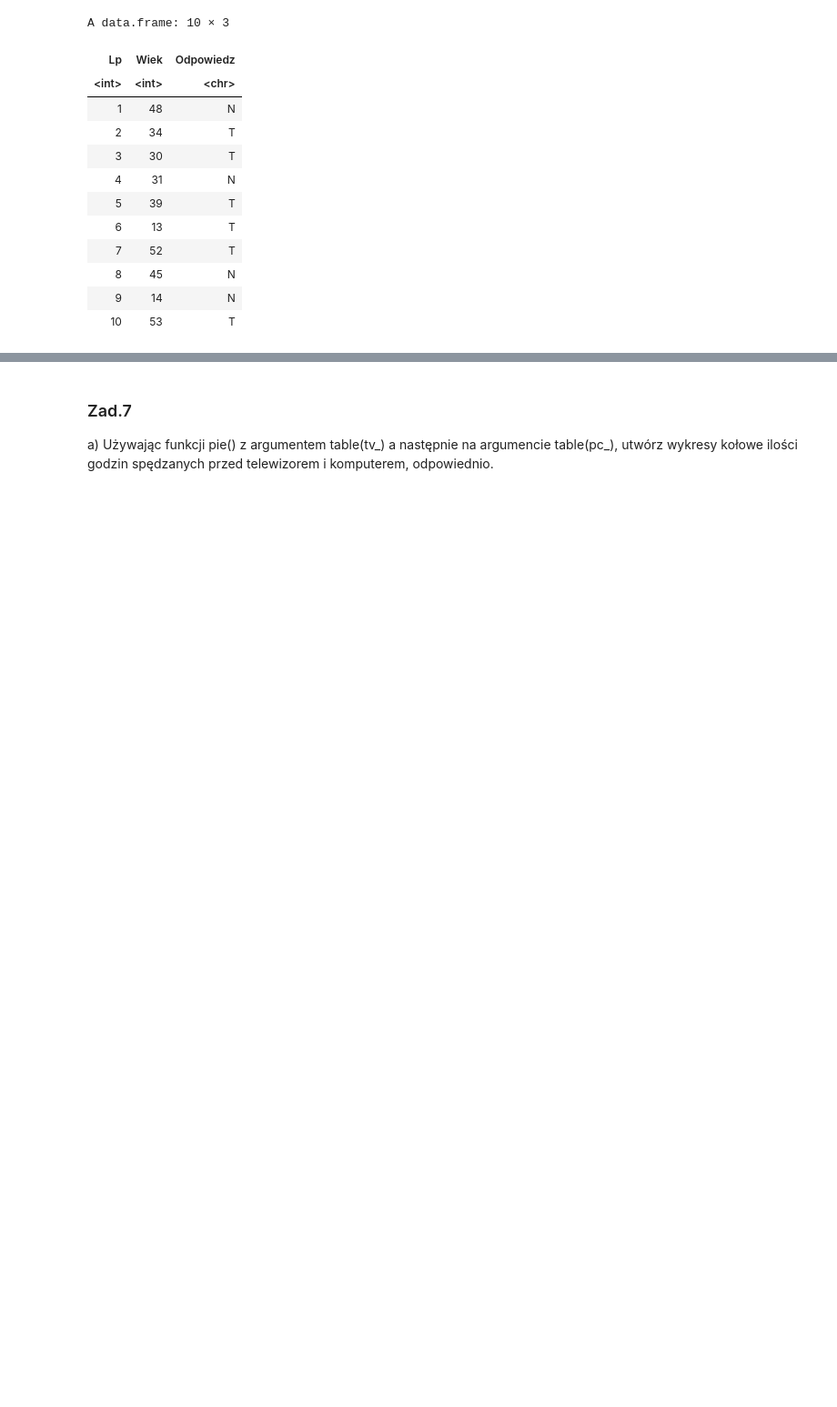
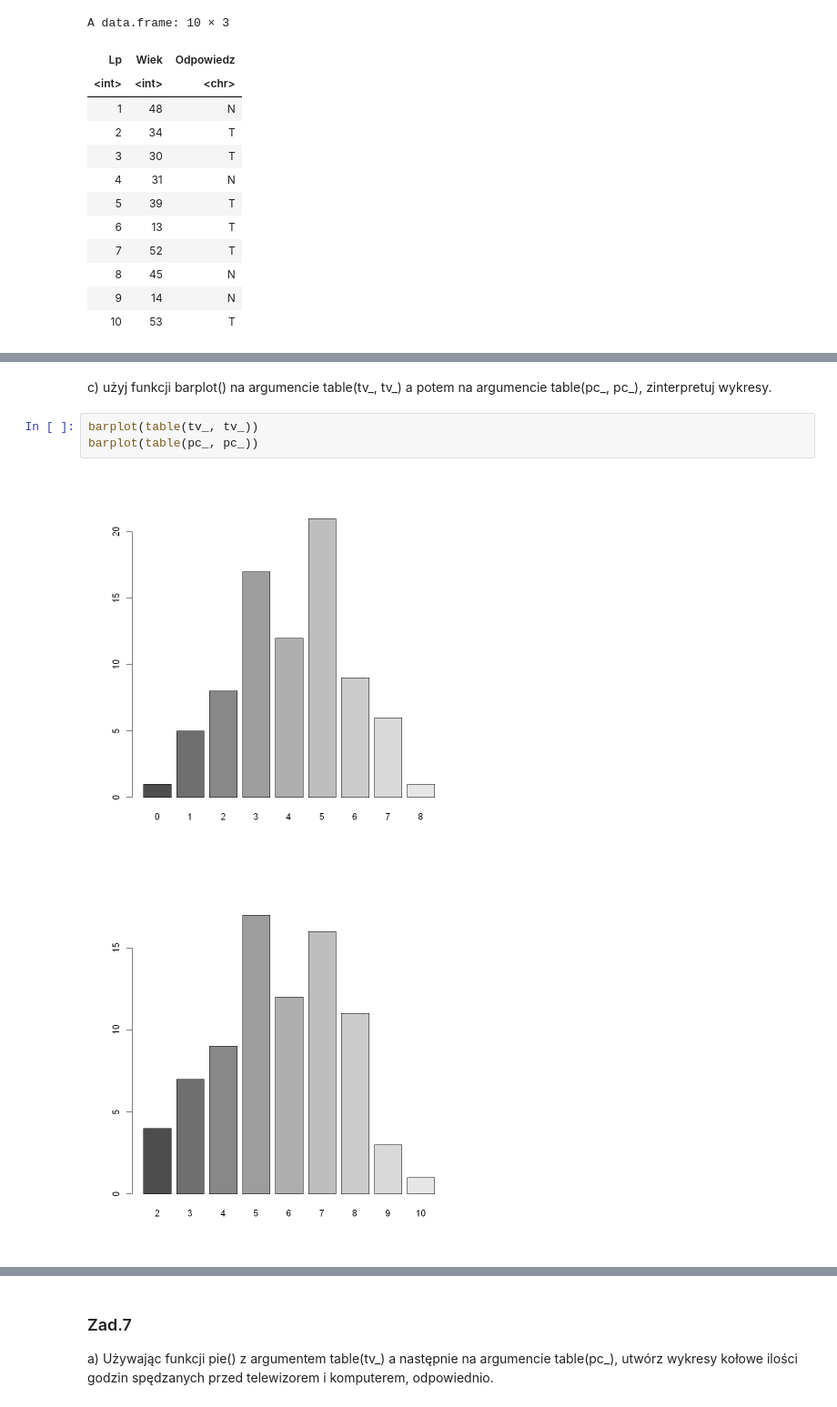
Before and after one commit to 30james00/pollub_R, a Jupyter notebook: Lab3.ipynb, the cells around one changed output, grey strips where cells are left out. Shown at 91% size. Cells and saved outputs as stored; diff of their text form; blank space fills up the shorter version.

```diff
--- a/Lab3.ipynb
+++ b/Lab3.ipynb
@@ -36,0 +205,9 @@ pc_ <- round(rnorm(80, 6, 2))
+# %% [markdown]
+c) użyj funkcji barplot() na argumencie table(tv_, tv_) a potem na argumencie table(pc_, pc_),
+zinterpretuj wykresy.
+# %%
+barplot(table(tv_, tv_))
+barplot(table(pc_, pc_))
+# %% [output]
+[figure, added]
+[figure, added]
```
Also changed, not shown: parts of 22 cells of this notebook.
